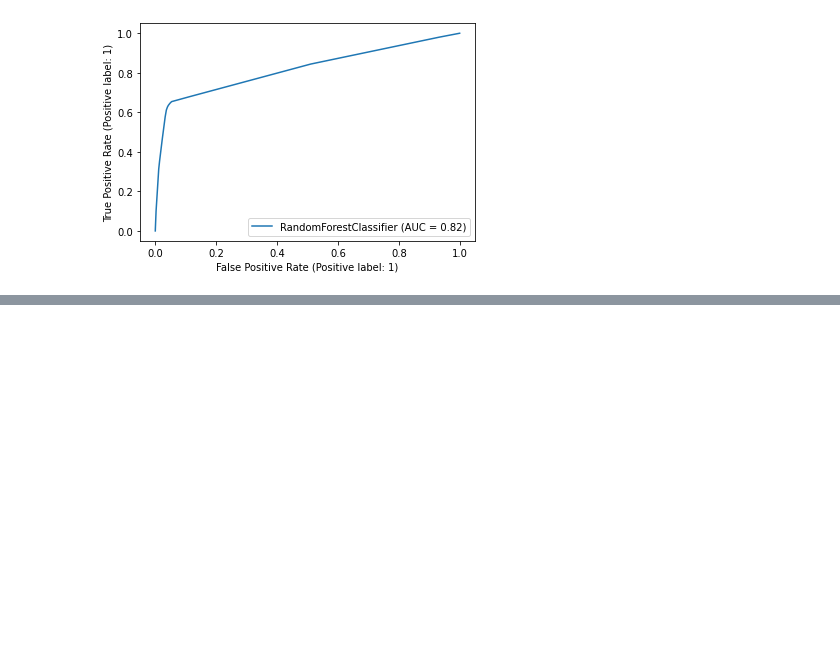
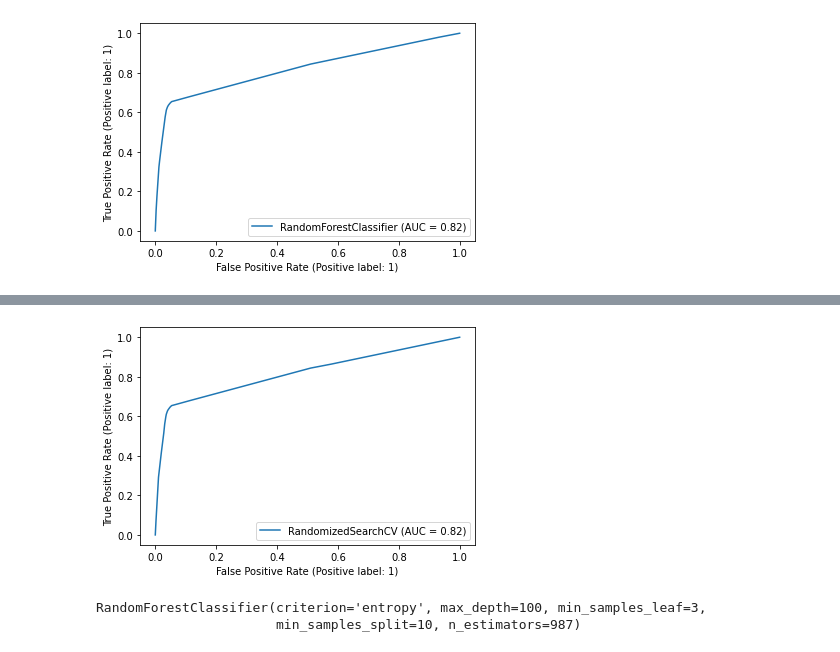
Before and after one commit to faaiz-25/covid_19_hackathon, a Jupyter notebook: random_forest_model_v1.ipynb, the cells around one changed output, grey strips where cells are left out. Drawn from its saved outputs; the diff is of its cells as text; code cells hidden in the pictures; blank space fills up the shorter version.

```diff
--- a/random_forest_model_v1.ipynb
+++ b/random_forest_model_v1.ipynb
@@ -171,0 +254,6 @@ pd.DataFrame(rf_model1.feature_importances_, index=X_train1.columns).sort_values
+# %%
+#test the model for September-November 2020
+rf_disp4 = RocCurveDisplay.from_estimator(rf_random, X_test2, y_test2)
+plt.show()
+# %% [output]
+[figure, added]
@@ -171,0 +267,5 @@ pd.DataFrame(rf_model1.feature_importances_, index=X_train1.columns).sort_values
+# %%
+rf_best_params.fit(X_train1, y_train1)
+# %% [output]
+RandomForestClassifier(criterion='entropy', max_depth=100, min_samples_leaf=3,
+                       min_samples_split=10, n_estimators=987)
```
Also changed, not shown: parts of 25 cells of this notebook, 2 other files.
